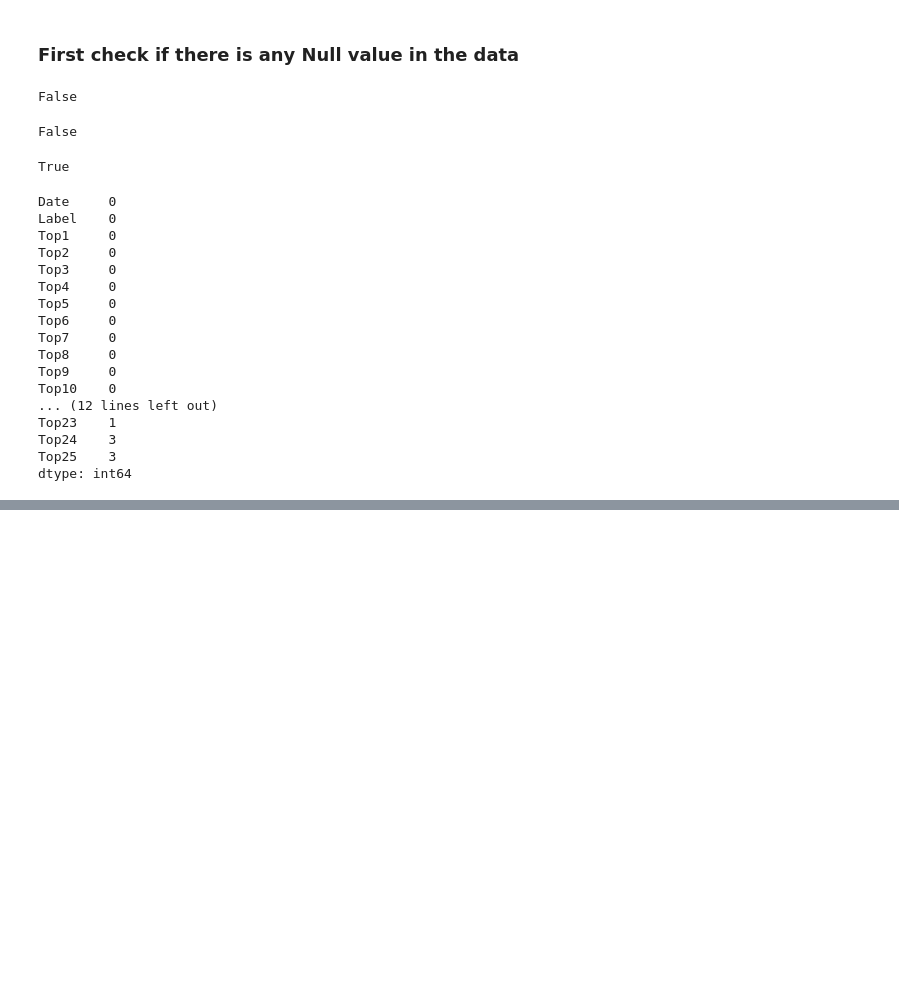
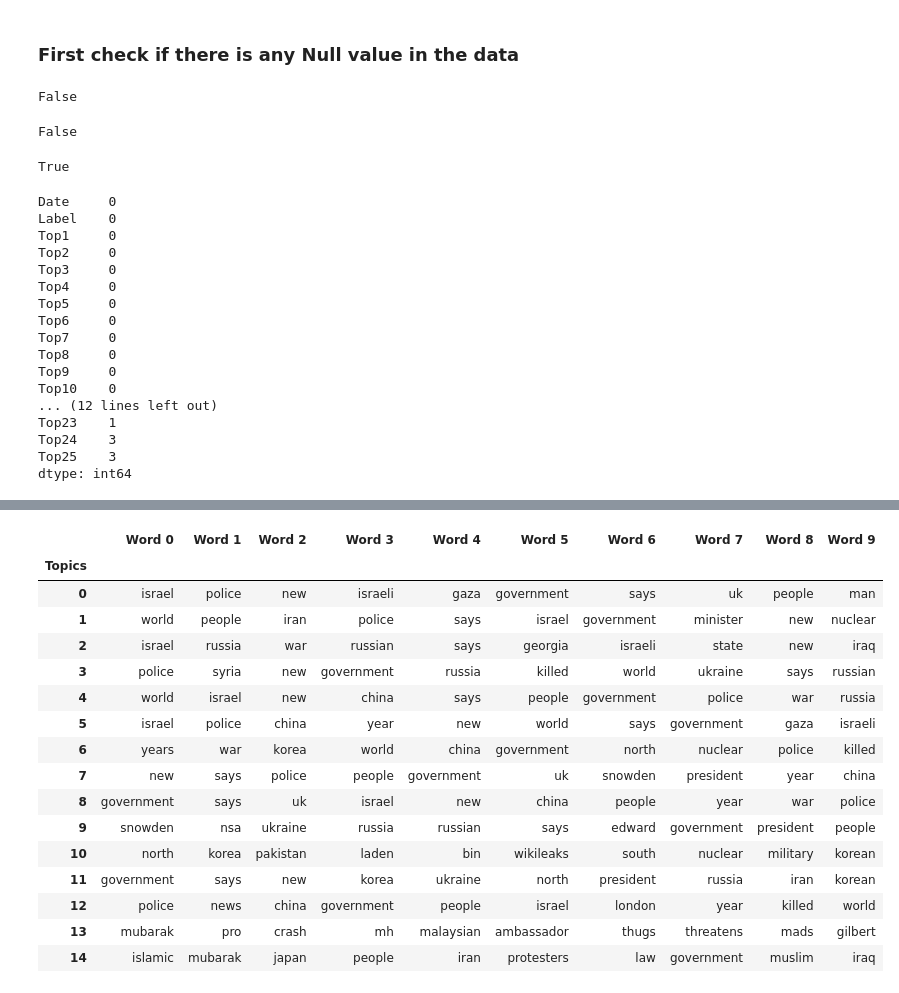
Before and after one commit to FelicToken/DS-6014-Bayesian-Machine-Learning-Project, a Jupyter notebook: code/Bayesian Machine Learning Project.ipynb, the cells around one changed output, grey strips where cells are left out. Drawn from its saved outputs; the diff is of its cells as text; code cells hidden in the pictures; blank space fills up the shorter version.

Commit message:
split train and test data with a trial run on LDA

```diff
--- a/code/Bayesian Machine Learning Project.ipynb
+++ b/code/Bayesian Machine Learning Project.ipynb
@@ -99,6 +99,12 @@ stopWords = set(stopwords.words('english'))
 def preprocessor(text):
     tokens = nltk.word_tokenize(text)
     return (" ").join([word for word in tokens if word not in stopWords])
+# %%
+Tops=[x for x in combined.columns if x.startswith("Top")]
+for Top in Tops:
+    combined[Top]= combined[Top].apply(preprocessor)
+combined[Tops].head()
+combined['headlines']=combined[Tops].apply(lambda x: ",".join(x.astype(str)), axis=1)
 # %%
 #remove punctuation and lower case all the news headlines
 for i in combined.columns:
@@ -123,0 +133,7 @@ combined[Tops].head()
+# %%
+#data from 2008-08-08 to 2014-12-31 as Training Set,
+#and Test Set is then the following two years data (from 2015-01-02 to 2016-07-01).
+#This is roughly a 80%/20% split.
+train = combined[combined['Date'] < '2015-01-01']
+test = combined[combined['Date'] > '20141231']
+train
@@ -140,13 +186,12 @@ class LDA_trains:
         self.N_topics = N_topics
         self.N_words = N_words
 
-        # Get the word counts in the reports
+        # Get the word counts in the headlines
         self.countVectorizer = CountVectorizer(stop_words='english')
-        self.termFrequency = self.countVectorizer.fit_transform(self.reports)
+        self.termFrequency = self.countVectorizer.fit_transform(self.headlines)
         self.Words = self.countVectorizer.get_feature_names()
 
     def Topics(self):
-        # Obtain the estimates for the LDA model
 
         # Obtain the estimates for the LDA model
         self.lda = LatentDirichletAllocation(n_components=self.N_topics)
@@ -170,12 +215,12 @@ class LDA_trains:
     def Predict_Topics(self, new_headlines):
         self.new_headlines = new_headlines
 
-        # Get the list of new accident report narratives
+        # Get the list of new headlines
         # and the number of new narratives
         N_new_headlines = len(self.new_headlines)
 
 
-        # For each of the new narratives
+        # For each of the new headlines
         # obtain the estimated probabilities for each of the topics
         # in each of the new narratives as estimated by the LDA results
         # on the training set
@@ -185,7 +230,7 @@ class LDA_trains:
             new_headlines_topics.append(self.lda.transform(self.countVectorizer.transform([new_headlines])))
 
         # Recast the list of probabilities for topics as an array
-        # of size no. of new reports X no. of topics
+        # of size no. of new headlines X no. of topics
         new_headlines_topics = np.array(new_headlines_topics).reshape(N_new_headlines, self.N_topics)
 
         # Create column names for the output dataframe
@@ -194,8 +239,29 @@ class LDA_trains:
             cols.append("Topic "+(str(i)))
 
         # Create the dataframe whose rows contain topic probabilities for
-        # specificed narratives/reports
-        New_Reports_df = pd.DataFrame(new_headlines_topics, columns = cols )
-        New_Reports_df.insert(0, 'reports', self.new_reports)
+        # specificed narratives/headlines
+        New_Headlines_df = pd.DataFrame(new_headlines_topics, columns = cols )
+        New_Headlines_df.insert(0, 'headlines', self.new_headlines)
 
-        return New_Reports_df
+        return New_Headlines_df
+# %%
+lda_train = LDA_trains(headlines = train['headlines'], N_topics = 15, N_words = 10)
+lda_train.Topics()
+# %% [output]
+|  | Word 0 | Word 1 | Word 2 | Word 3 | Word 4 | Word 5 | Word 6 | Word 7 | Word 8 | Word 9 |
+| Topics |  |  |  |  |  |  |  |  |  |  |
+| 0 | israel | police | new | israeli | gaza | government | says | uk | people | man |
+| 1 | world | people | iran | police | says | israel | government | minister | new | nuclear |
+| 2 | israel | russia | war | russian | says | georgia | israeli | state | new | iraq |
+| 3 | police | syria | new | government | russia | killed | world | ukraine | says | russian |
+| 4 | world | israel | new | china | says | people | government | police | war | russia |
+| 5 | israel | police | china | year | new | world | says | government | gaza | israeli |
+| 6 | years | war | korea | world | china | government | north | nuclear | police | killed |
+| 7 | new | says | police | people | government | uk | snowden | president | year | china |
+| 8 | government | says | uk | israel | new | china | people | year | war | police |
+| 9 | snowden | nsa | ukraine | russia | russian | says | edward | government | president | people |
+| 10 | north | korea | pakistan | laden | bin | wikileaks | south | nuclear | military | korean |
+| 11 | government | says | new | korea | ukraine | north | president | russia | iran | korean |
+| 12 | police | news | china | government | people | israel | london | year | killed | world |
+| 13 | mubarak | pro | crash | mh | malaysian | ambassador | thugs | threatens | mads | gilbert |
+| 14 | islamic | mubarak | japan | people | iran | protesters | law | government | muslim | iraq |
```
Also changed, not shown: parts of 5 cells of this notebook.
